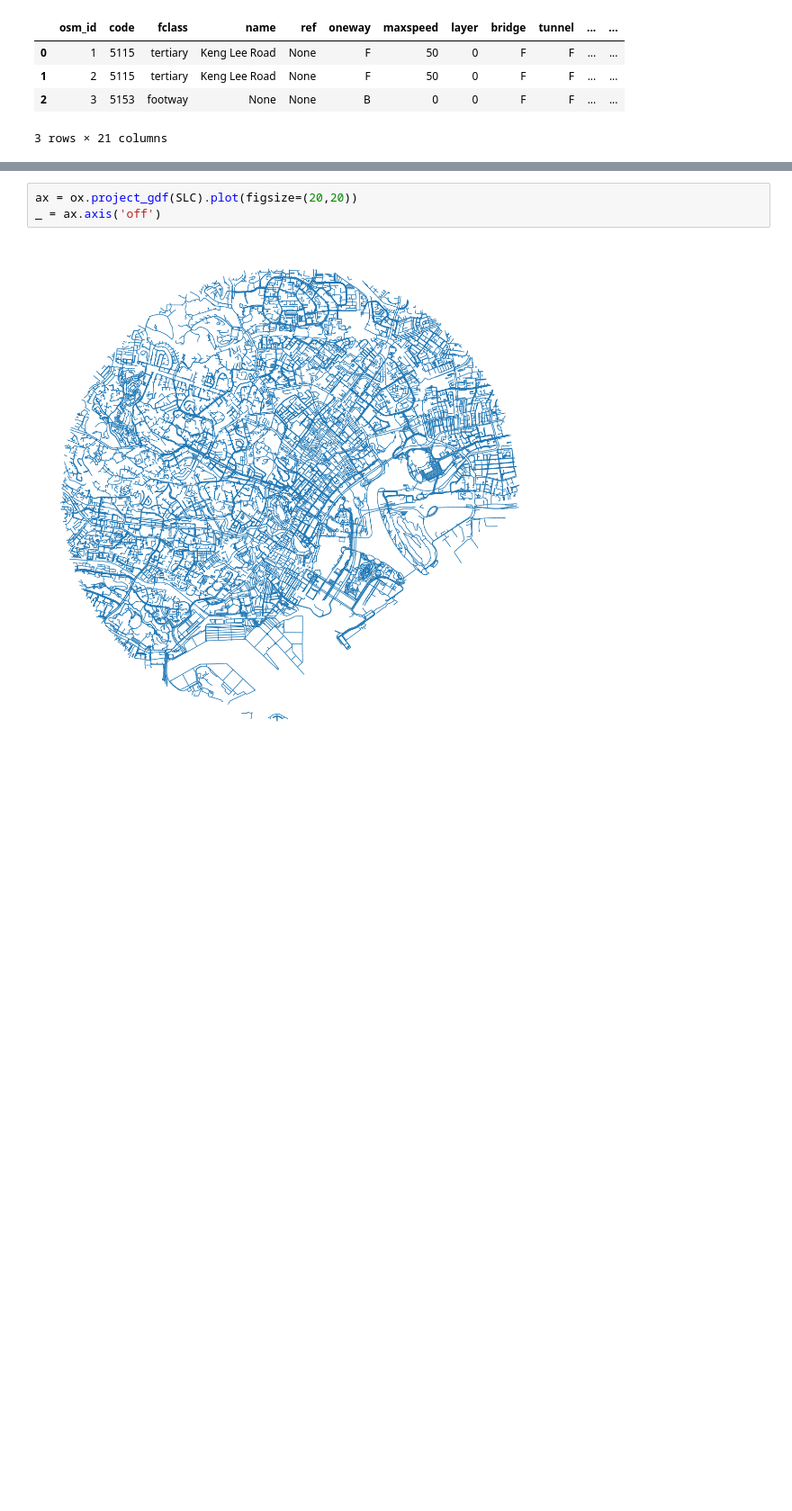
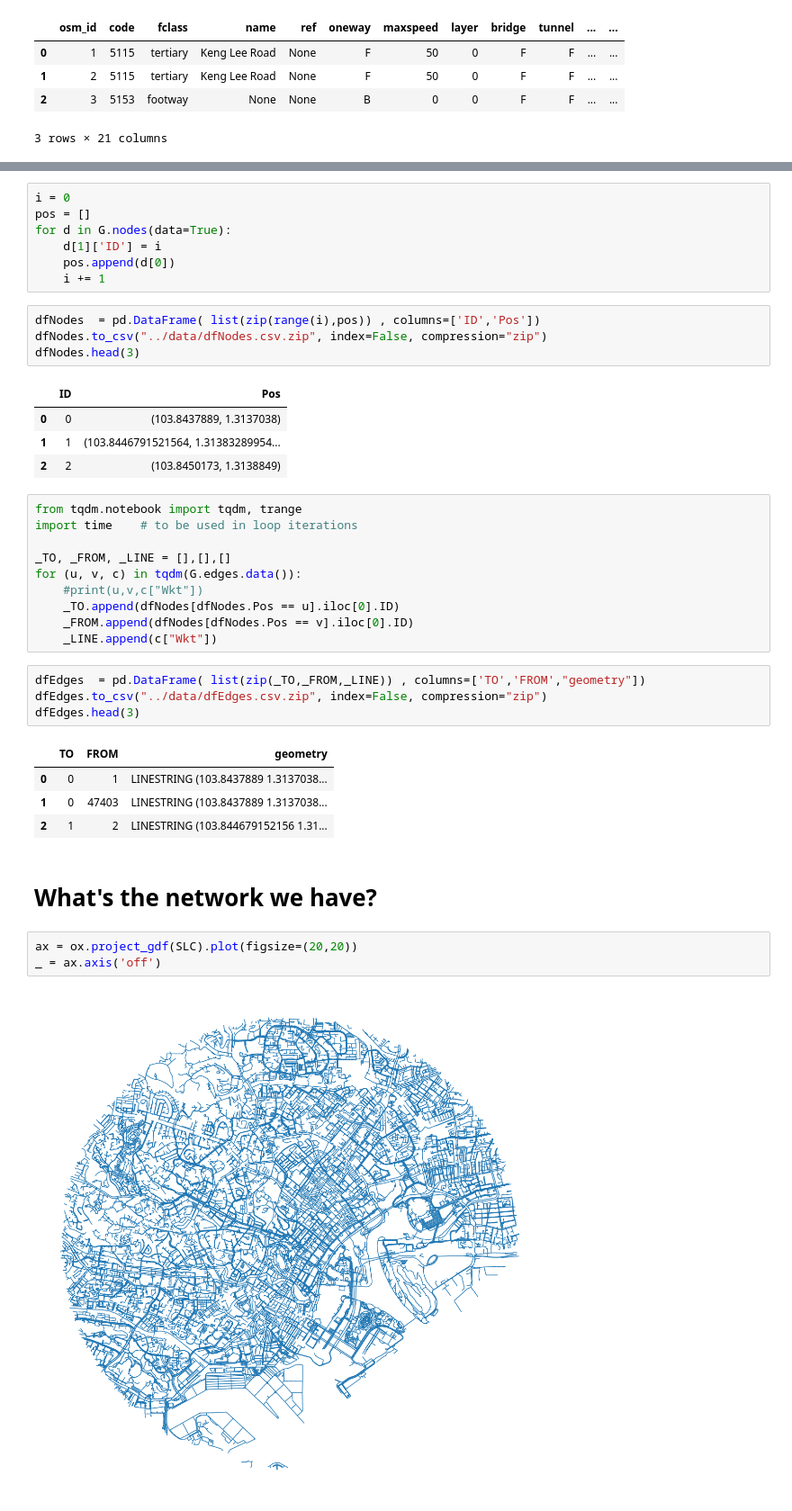
Before and after one commit to kelu124/SMARTCITIES-HACK-2021, a Jupyter notebook: src/OSMnx tests _ Part 4 -- prep App.ipynb, the cells around one changed output, grey strips where cells are left out. Shown at 90% size. Drawn from its saved outputs; the diff is of its cells as text; blank space fills up the shorter version.

```diff
--- a/src/OSMnx tests _ Part 3 (Simplicity).ipynb
+++ b/src/OSMnx tests _ Part 4 -- prep App.ipynb
@@ -56,3 +105,40 @@ labels = nx.get_edge_attributes(weighted_G,'weight')
+# %%
+i = 0
+pos = []
+for d in G.nodes(data=True):
+    d[1]['ID'] = i
+    pos.append(d[0])
+    i += 1
+# %%
+dfNodes  = pd.DataFrame( list(zip(range(i),pos)) , columns=['ID','Pos'])
+dfNodes.to_csv("../data/dfNodes.csv.zip", index=False, compression="zip")
+dfNodes.head(3)
+# %% [output]
+|  | ID | Pos |
+| 0 | 0 | (103.8437889, 1.3137038) |
+| 1 | 1 | (103.8446791521564, 1.31383289954... |
+| 2 | 2 | (103.8450173, 1.3138849) |
+# %%
+from tqdm.notebook import tqdm, trange
+import time    # to be used in loop iterations
+
+_TO, _FROM, _LINE = [],[],[]
+for (u, v, c) in tqdm(G.edges.data()):
+    #print(u,v,c["Wkt"])
+    _TO.append(dfNodes[dfNodes.Pos == u].iloc[0].ID)
+    _FROM.append(dfNodes[dfNodes.Pos == v].iloc[0].ID)
+    _LINE.append(c["Wkt"])
+# %%
+dfEdges  = pd.DataFrame( list(zip(_TO,_FROM,_LINE)) , columns=['TO','FROM',"geometry"])
+dfEdges.to_csv("../data/dfEdges.csv.zip", index=False, compression="zip")
+dfEdges.head(3)
+# %% [output]
+|  | TO | FROM | geometry |
+| 0 | 0 | 1 | LINESTRING (103.8437889 1.3137038... |
+| 1 | 0 | 47403 | LINESTRING (103.8437889 1.3137038... |
+| 2 | 1 | 2 | LINESTRING (103.844679152156 1.31... |
+# %% [markdown]
+# What's the network we have?
 # %%
 ax = ox.project_gdf(SLC).plot(figsize=(20,20))
 _ = ax.axis('off')
```
Also changed, not shown: parts of 17 cells of this notebook, 17 other files.
